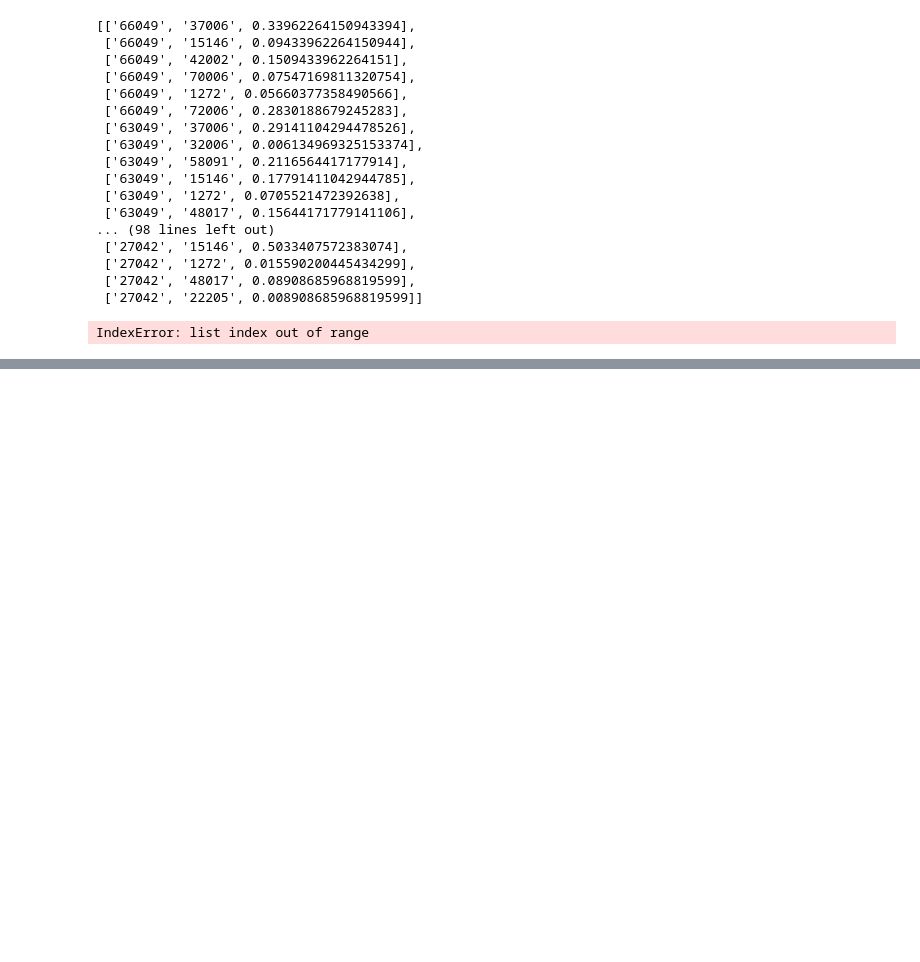
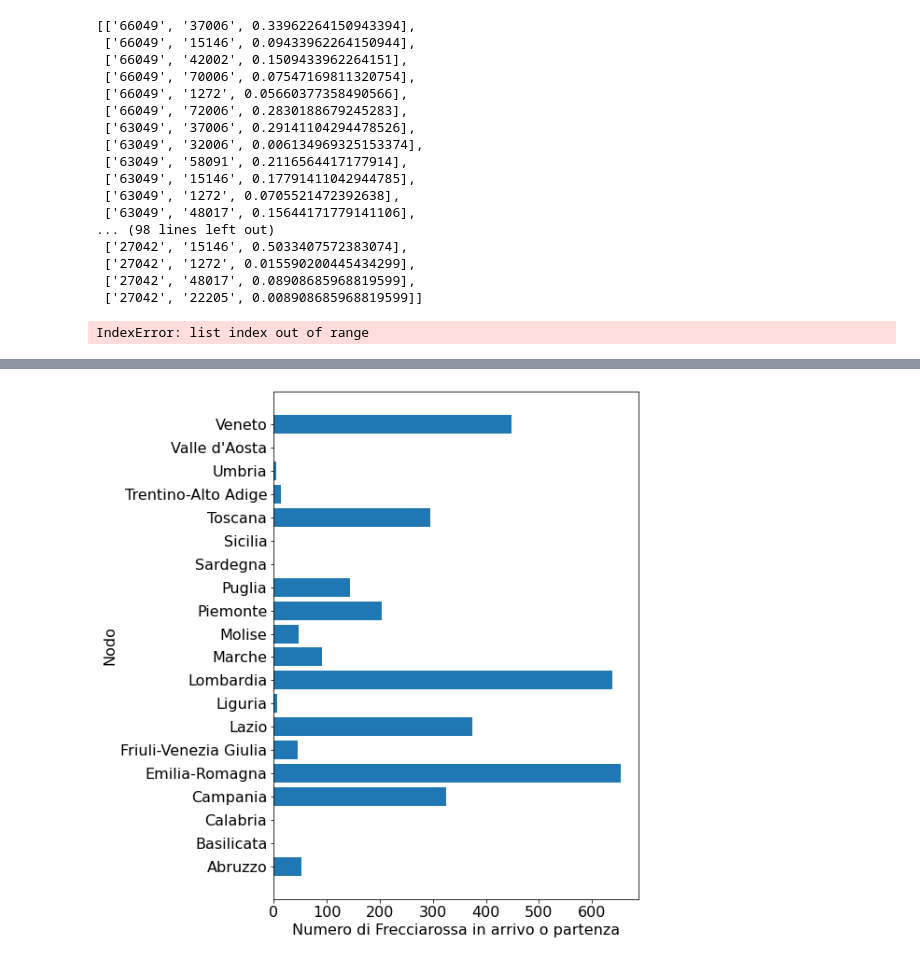
Before and after one commit to Pierohmd/CNNBigData, a Jupyter notebook: treni/Treni.ipynb, the cells around one changed output, grey strips where cells are left out. Cells and saved outputs as stored; diff of their text form; code cells hidden in the pictures; blank space fills up the shorter version.

```diff
--- a/treni/Treni.ipynb
+++ b/treni/Treni.ipynb
@@ -374,0 +582,24 @@ IndexError: list index out of range
+# %%
+gradi = np.zeros(20)
+for riga in quadri_regioni:
+    partenza = riga[0]
+    arrivo = riga[1]
+    flusso = riga[2]
+    ii = regioni.index(partenza)
+    jj = regioni.index(arrivo)
+    gradi[ii] += flusso
+    gradi[jj] += flusso
+
+gradi = [jj/2 for jj in gradi]
+# %%
+import matplotlib.pyplot as plt
+import matplotlib as mpl
+mpl.rcParams.update({'font.size': 16})
+plt.figure(figsize=(7,10))
+plt.barh(range(len(regioni)),gradi)
+plt.yticks(ticks=range(len(regioni)),labels=regioni)
+plt.xlabel('Numero di Frecciarossa in arrivo o partenza')
+plt.ylabel('Nodo')
+plt.show()
+# %% [output]
+[figure, added]
```
Also changed, not shown: parts of 9 cells of this notebook, 17 other files.
